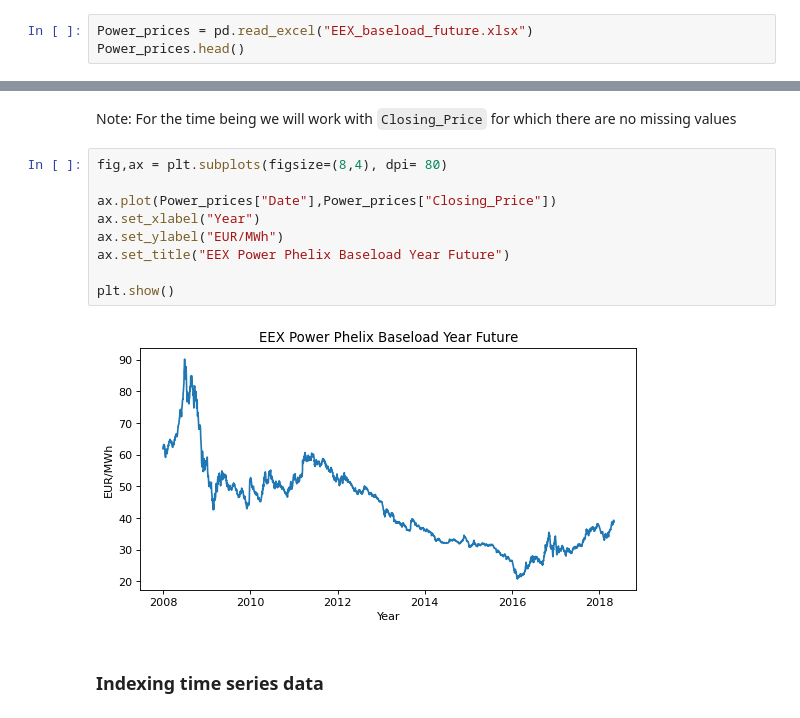
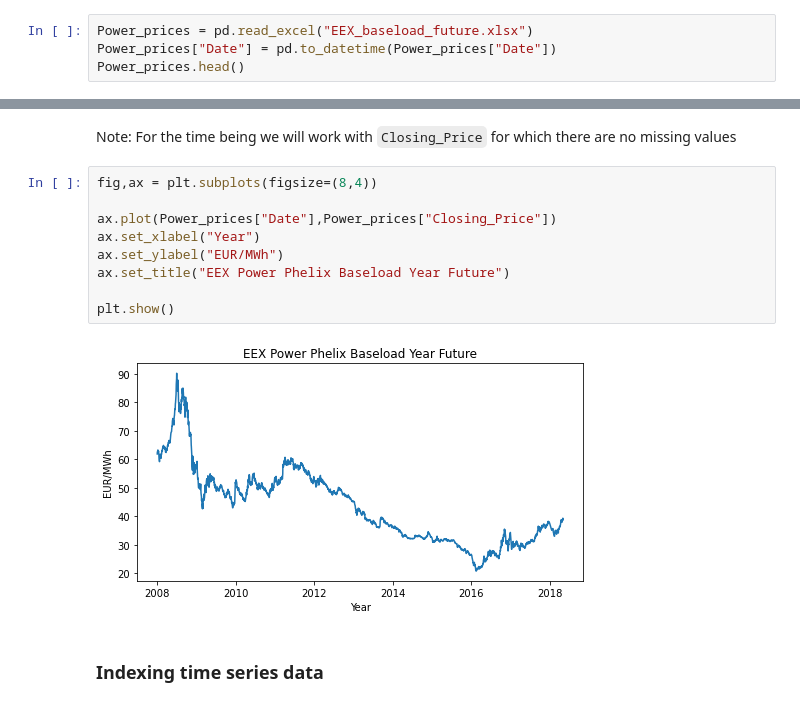
Before and after one commit to IS3UniCologne/DSML_2021, a Jupyter notebook: 03_Workshops/DSML_WS_06_TimeSeries/DSML_WS_06_TimeSeries.ipynb, the cells around one changed output, grey strips where cells are left out. Saved outputs shown, nothing was run; the diff lists cells and outputs as text.

```diff
--- a/03_Workshops/DSML_WS_06_TimeSeries/DSML_WS_06_TimeSeries.ipynb
+++ b/03_Workshops/DSML_WS_06_TimeSeries/DSML_WS_06_TimeSeries.ipynb
@@ -200,6 +216,7 @@ A common example in the domain of sustainability is power price analyis. We will
 To run the below cell you will require the `xlrd` package. Use the following command to install it via the command line: `conda install -c anaconda xlrd`
 # %%
 Power_prices = pd.read_excel("EEX_baseload_future.xlsx")
+Power_prices["Date"] = pd.to_datetime(Power_prices["Date"])
 Power_prices.head()
 # %% [output]
 |  | Date | Closing_Price | Opening_Price | Daily_High | Daily_Low |
@@ -228,16 +245,16 @@ import matplotlib.pyplot as plt
 # %% [markdown]
 Note: For the time being we will work with `Closing_Price` for which there are no missing values
 # %%
-fig,ax = plt.subplots(figsize=(8,4), dpi= 80)
+fig,ax = plt.subplots(figsize=(8,4))
 
 ax.plot(Power_prices["Date"],Power_prices["Closing_Price"])
 ax.set_xlabel("Year")
 ax.set_ylabel("EUR/MWh")
 ax.set_title("EEX Power Phelix Baseload Year Future")
 
 plt.show()
 # %% [output]
-[figure, old version]
+[figure, new version]
 # %% [markdown]
 ### Indexing time series data
 # %% [markdown]
```
Also changed, not shown: parts of 30 cells of this notebook.
